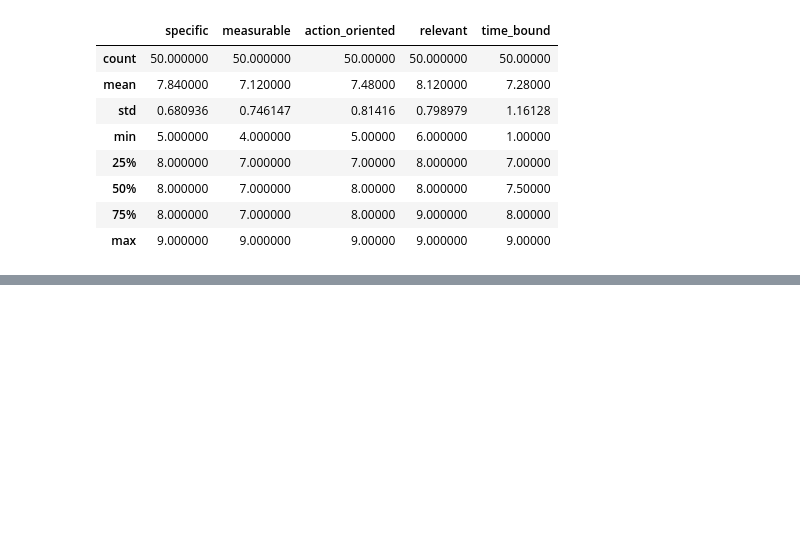
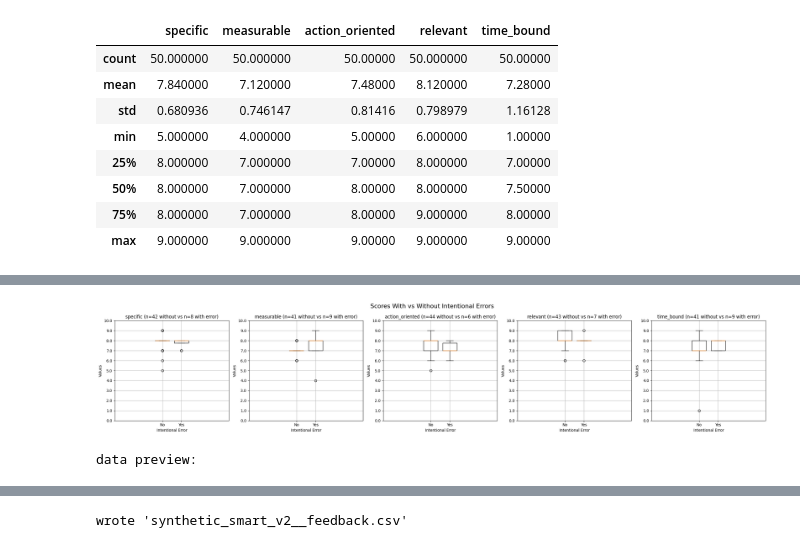
Before and after one commit to dangbert/thesis_app, a Jupyter notebook: model/feedback.ipynb, the cells around one changed output, grey strips where cells are left out. Saved outputs shown, nothing was run; the diff lists cells and outputs as text; code cells hidden in the pictures; blank space fills up the shorter version.

Commit message:
feedback.ipynb: boxplot intentional error effect.

```diff
--- a/model/feedback.ipynb
+++ b/model/feedback.ipynb
@@ -122,0 +118,73 @@ wrote 'synthetic_smart_v2__feedback.csv'
+# %%
+pretty_df = pd.DataFrame(pretty_data)
+new_df = pd.concat([df, pretty_df], axis=1)
+
+# replace old comma separated errors with semicolon separated errors
+new_df["errors"] = new_df["errors"].fillna("")
+# set type to str
+new_df["errors"] = new_df["errors"].astype(str)
+def map_errors(row: pd.Series):
+    errors = row["errors"].split(",")
+    return ";".join(errors)
+
+new_df['errors'] = new_df.apply(map_errors, axis=1)
+
+
+
+def clean_attr(attr: str) -> str:
+    return attr.replace("-", "_").lower()
+
+# compare scores on basis of intentional errors in smart goal / plan
+with_err = {}
+without_err = {}
+fig, axs = plt.subplots(1, len(promptlib.SMART), figsize=(len(promptlib.SMART)*5, 5))  # Adjust figsize for better visibility
+for i, attr in enumerate(promptlib.SMART):
+    new_df["tmp_has_error"] = new_df["errors"].str.contains(attr)
+    attr = clean_attr(attr)
+    key = f"score_{attr}"
+    with_err[attr] = new_df.loc[new_df["tmp_has_error"] == True, key].tolist()
+    without_err[attr] = new_df.loc[new_df["tmp_has_error"] == False, key].tolist()
+    assert len(with_err[attr]) + len(without_err[attr]) == len(new_df)
+
+    axs[i].boxplot([without_err[attr], with_err[attr]], positions=[0.9, 1.1])
+    axs[i].set_title(f'{attr} (n={len(without_err[attr])} without vs n={len(with_err[attr])} with error)')
+    axs[i].set_xticks([0.9, 1.1])
+    axs[i].set_xticklabels([f'No', f'Yes'])
+    axs[i].set_xlabel('Intentional Error')
+    axs[i].set_ylabel('Values')
+    axs[i].set_yticks(range(0, 11))
+    axs[i].set_yticklabels([f"{x:.1f}" for x in range(0, 11)])
+    axs[i].grid(True)
+
+fig.suptitle('Scores With vs Without Intentional Errors', fontsize=16)
+plt.tight_layout()
+plt.show()
+
+# print("without_error_data:")
+# print(without_error_data["specific"])
+# print(with_error_data["specific"])
+# print(without_error_data.keys())
+
+
+new_df = new_df.drop(columns=["tmp_has_error"])
+
+# add ID column based on index  (as first column)
+new_df.insert(0, "ID", range(1, 1 + len(new_df)))
+print("data preview:")
+display(new_df.head(2))
+display(new_df.head(2))
+
+# write to csv
+output_path = "synthetic_smart_v2__feedback.csv"
+new_df.to_csv(output_path, index=False)
+print(f"wrote '{output_path}'")
+
+new_df = pd.read_csv(output_path)
+#display(new_df.head(3))
+
+# sanity checks
+assert (new_df["smart"] == df["smart"]).unique() == [True]
+assert (new_df["plan"] == df["plan"]).unique() == [True]
+# %% [output]
+[figure, added]
+data preview:
@@ -122,0 +197 @@ wrote 'synthetic_smart_v2__feedback.csv'
+wrote 'synthetic_smart_v2__feedback.csv'
```
Also changed, not shown: parts of 3 cells of this notebook, 2 other files.
